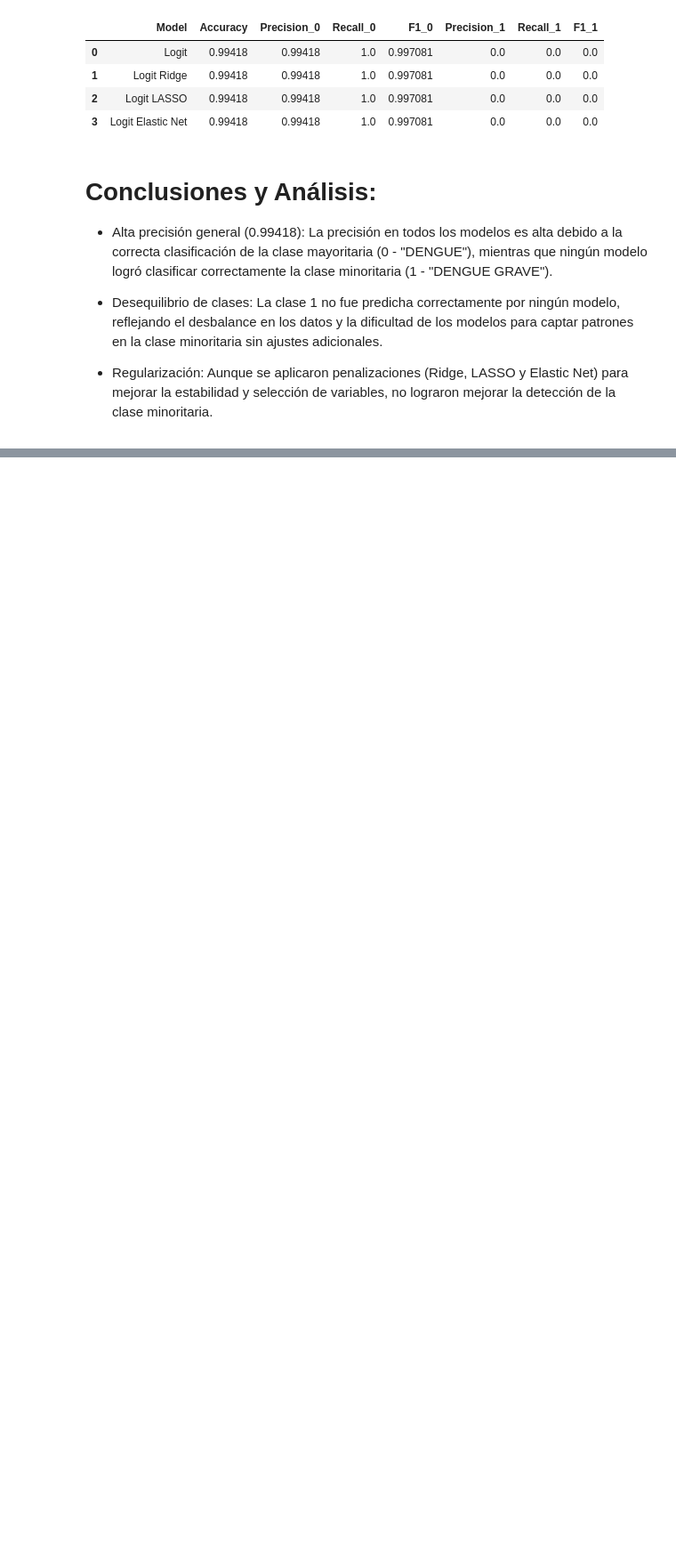
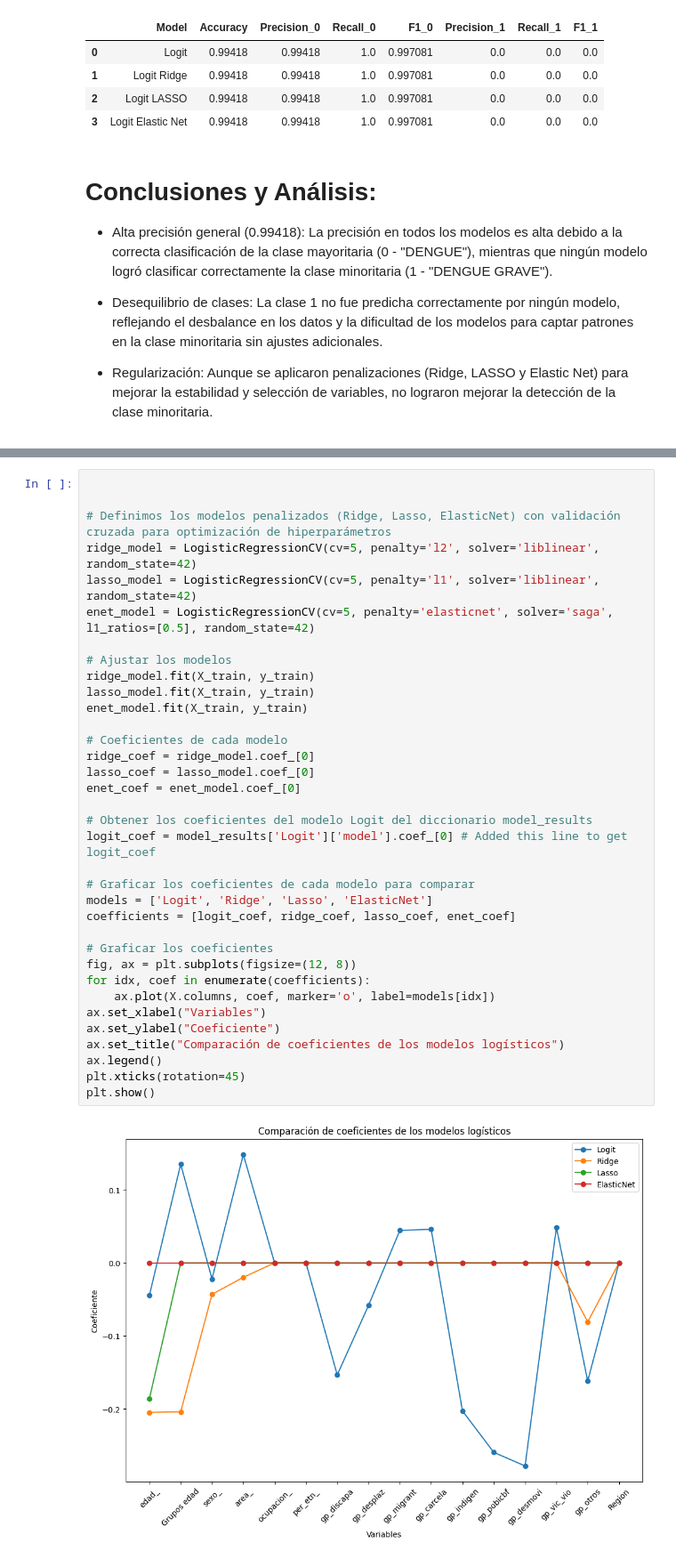
Before and after one commit to MarioSolano98/actividad-evaluativa3-AC, a Jupyter notebook: actividad_evaluativa3.ipynb, the cells around one changed output, grey strips where cells are left out. Shown at 89% size. Saved outputs shown, nothing was run; the diff lists cells and outputs as text; blank space fills up the shorter version.

```diff
--- a/actividad_evaluativa3.ipynb
+++ b/actividad_evaluativa3.ipynb
@@ -507,0 +442,37 @@ plt.show()
+# %%
+
+
+# Definimos los modelos penalizados (Ridge, Lasso, ElasticNet) con validación cruzada para optimización de hiperparámetros
+ridge_model = LogisticRegressionCV(cv=5, penalty='l2', solver='liblinear', random_state=42)
+lasso_model = LogisticRegressionCV(cv=5, penalty='l1', solver='liblinear', random_state=42)
+enet_model = LogisticRegressionCV(cv=5, penalty='elasticnet', solver='saga', l1_ratios=[0.5], random_state=42)
+
+# Ajustar los modelos
+ridge_model.fit(X_train, y_train)
+lasso_model.fit(X_train, y_train)
+enet_model.fit(X_train, y_train)
+
+# Coeficientes de cada modelo
+ridge_coef = ridge_model.coef_[0]
+lasso_coef = lasso_model.coef_[0]
+enet_coef = enet_model.coef_[0]
+
+# Obtener los coeficientes del modelo Logit del diccionario model_results
+logit_coef = model_results['Logit']['model'].coef_[0] # Added this line to get logit_coef
+
+# Graficar los coeficientes de cada modelo para comparar
+models = ['Logit', 'Ridge', 'Lasso', 'ElasticNet']
+coefficients = [logit_coef, ridge_coef, lasso_coef, enet_coef]
+
+# Graficar los coeficientes
+fig, ax = plt.subplots(figsize=(12, 8))
+for idx, coef in enumerate(coefficients):
+    ax.plot(X.columns, coef, marker='o', label=models[idx])
+ax.set_xlabel("Variables")
+ax.set_ylabel("Coeficiente")
+ax.set_title("Comparación de coeficientes de los modelos logísticos")
+ax.legend()
+plt.xticks(rotation=45)
+plt.show()
+# %% [output]
+[figure, added]
```
Also changed, not shown: parts of 3 cells of this notebook.
